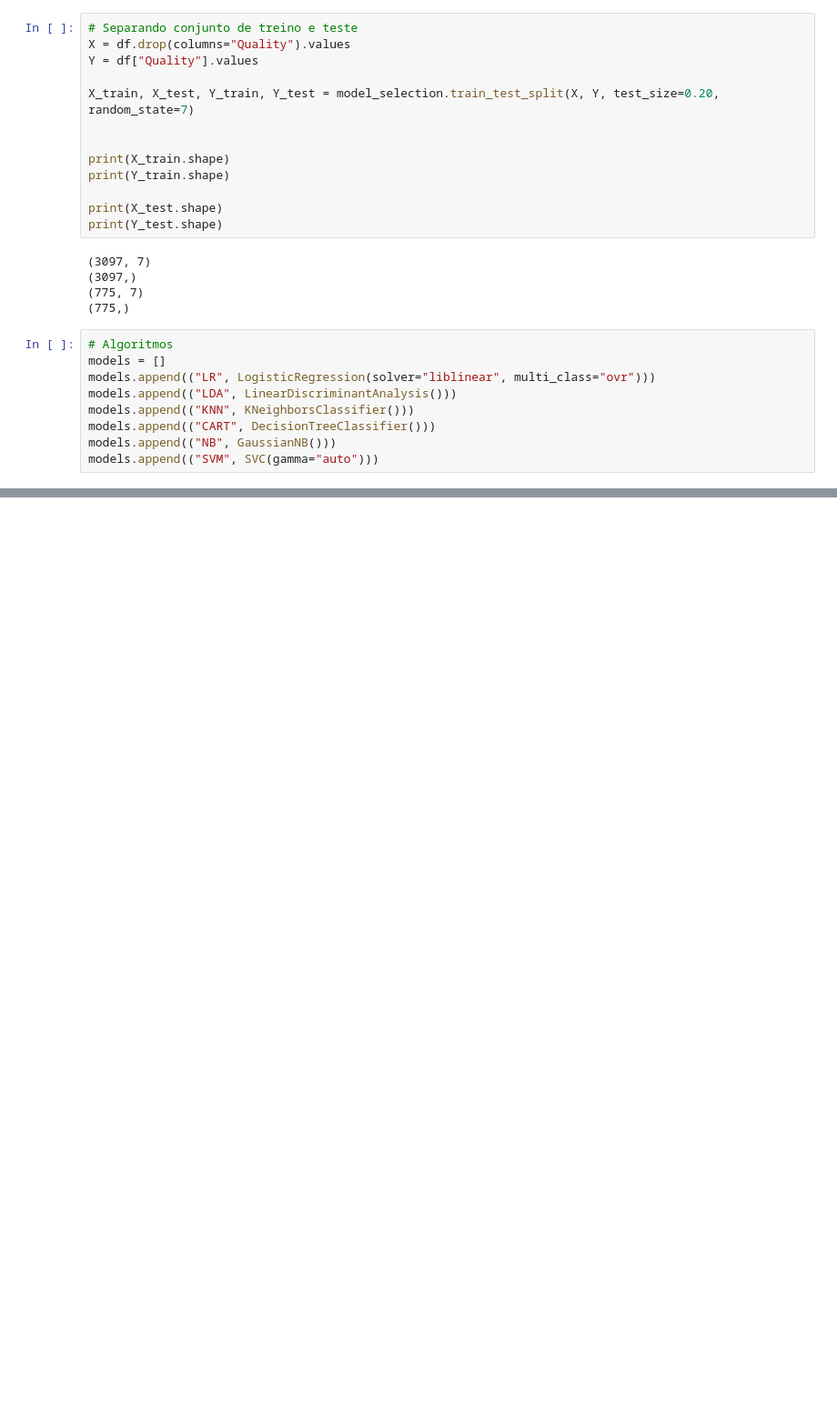
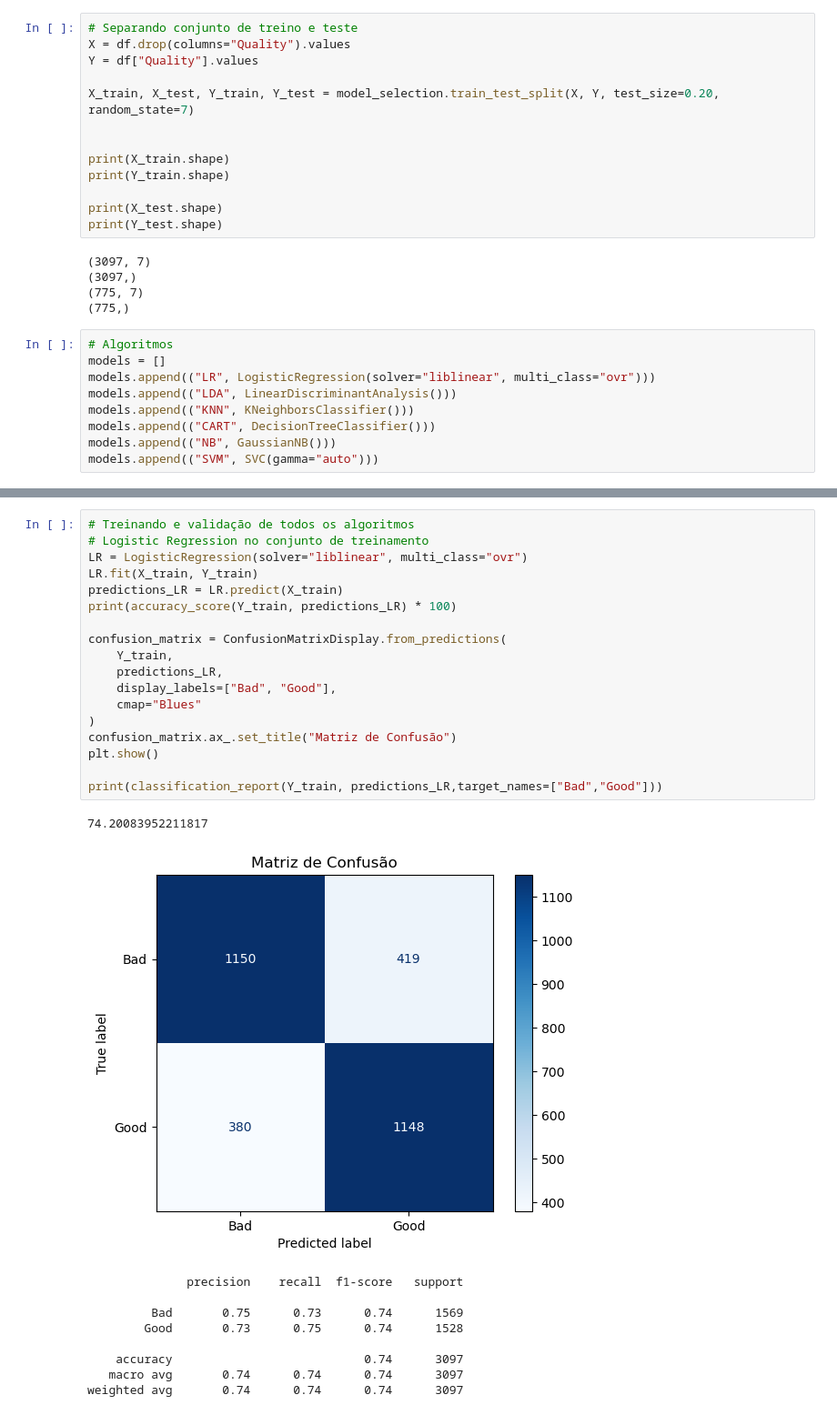
Before and after one commit to Guilherme-Luis/Chat-Apple-Quality, a Jupyter notebook: ml/Extract-model.ipynb, the cells around one changed output, grey strips where cells are left out. Shown at 91% size. Drawn from its saved outputs; the diff is of its cells as text; blank space fills up the shorter version.

Commit message:
Realizando o treinamento e validação de todos os algoritmos afim de escolher o melhor para usarmos como modelo de previsão

```diff
--- a/ml/Extract-model.ipynb
+++ b/ml/Extract-model.ipynb
@@ -135,0 +136,29 @@ plt.show()
+# %%
+# Treinando e validação de todos os algoritmos
+# Logistic Regression no conjunto de treinamento
+LR = LogisticRegression(solver="liblinear", multi_class="ovr")
+LR.fit(X_train, Y_train)
+predictions_LR = LR.predict(X_train)
+print(accuracy_score(Y_train, predictions_LR) * 100)
+
+confusion_matrix = ConfusionMatrixDisplay.from_predictions(
+    Y_train,
+    predictions_LR,
+    display_labels=["Bad", "Good"],
+    cmap="Blues"
+)
+confusion_matrix.ax_.set_title("Matriz de Confusão")
+plt.show()
+
+print(classification_report(Y_train, predictions_LR,target_names=["Bad","Good"]))
+# %% [output]
+74.20083952211817
+[figure, added]
+              precision    recall  f1-score   support
+
+         Bad       0.75      0.73      0.74      1569
+        Good       0.73      0.75      0.74      1528
+
+    accuracy                           0.74      3097
+   macro avg       0.74      0.74      0.74      3097
+weighted avg       0.74      0.74      0.74      3097
```
Also changed, not shown: parts of 8 cells of this notebook, 1 other file.
